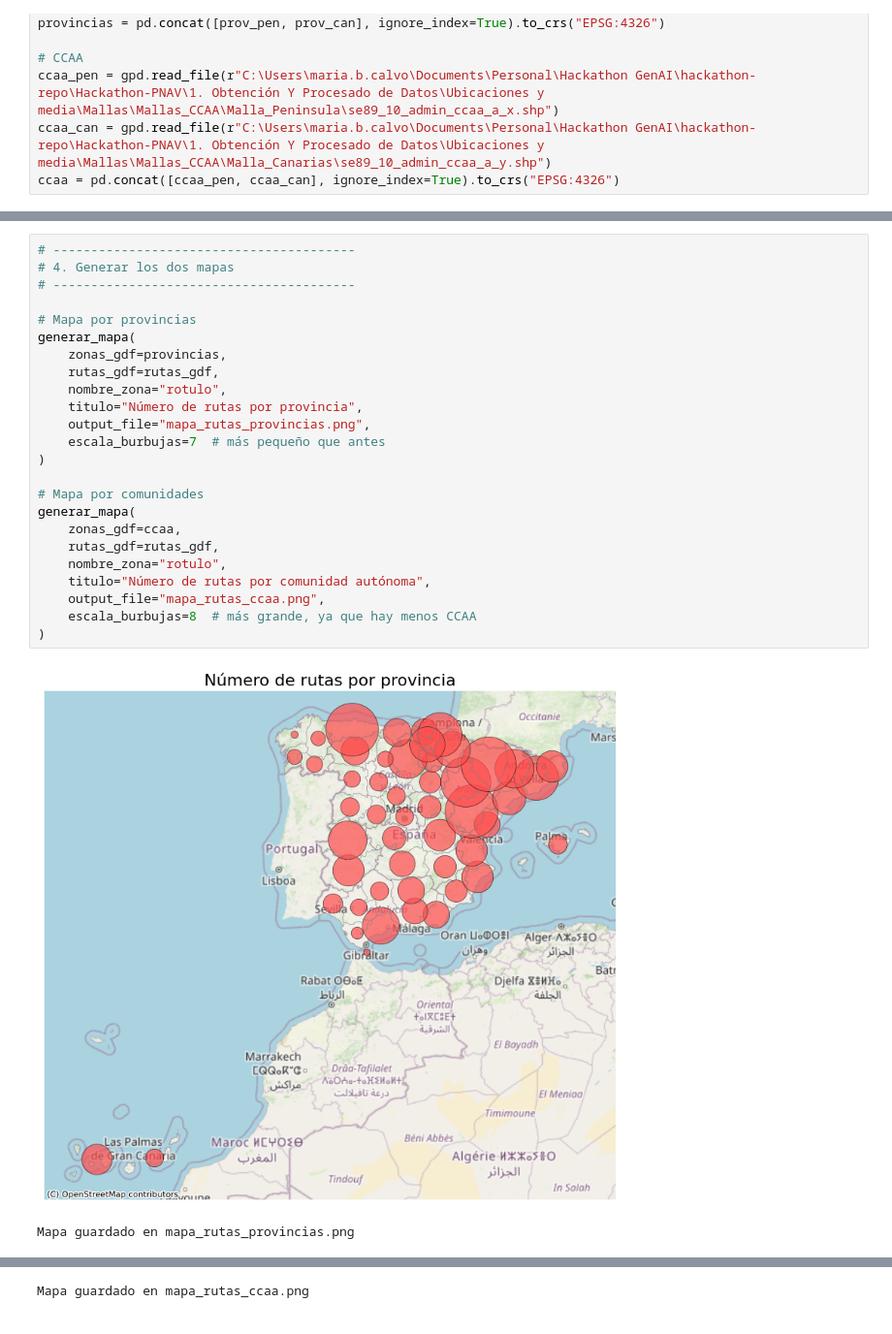
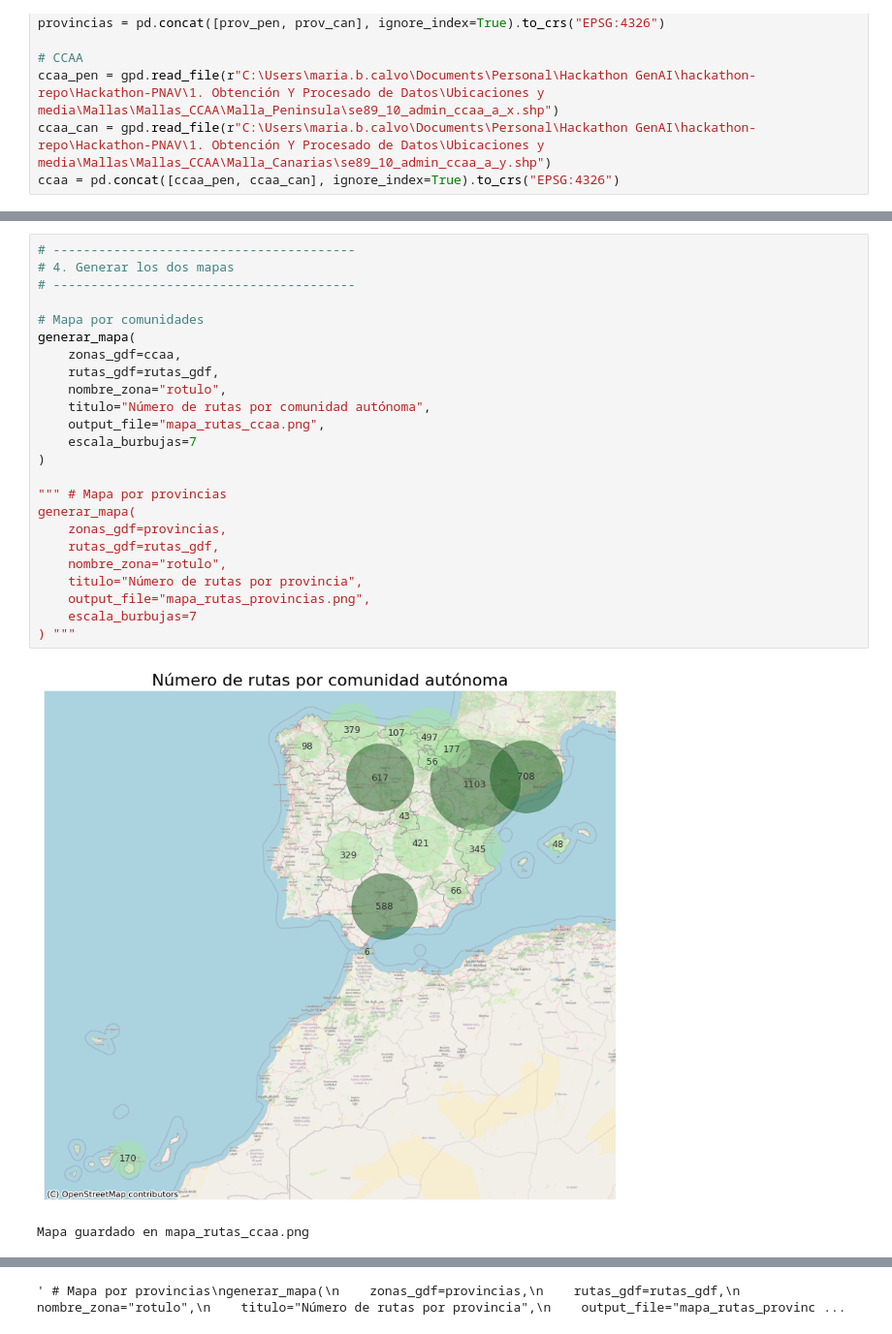
Before and after one commit to alberalm/Hackathon-PNAV, a Jupyter notebook: 2. Base de datos/Mapas/mapa_españa.ipynb, the cells around one changed output, grey strips where cells are left out. Shown at 97% size. Drawn from its saved outputs; the diff is of its cells as text.

Commit message:
mapa españa con burbujas

```diff
--- a/2. Base de datos/Mapas/mapa_españa.ipynb
+++ b/2. Base de datos/Mapas/mapa_españa.ipynb
@@ -90,27 +115,27 @@ def generar_mapa(zonas_gdf, rutas_gdf, nombre_zona, titulo, output_file, escala_
 # %%
 # ----------------------------------------
 # 4. Generar los dos mapas
 # ----------------------------------------
-
-# Mapa por provincias
-generar_mapa(
-    zonas_gdf=provincias,
-    rutas_gdf=rutas_gdf,
-    nombre_zona="rotulo",
-    titulo="Número de rutas por provincia",
-    output_file="mapa_rutas_provincias.png",
-    escala_burbujas=7  # más pequeño que antes
-)
 
 # Mapa por comunidades
 generar_mapa(
     zonas_gdf=ccaa,
     rutas_gdf=rutas_gdf,
     nombre_zona="rotulo",
     titulo="Número de rutas por comunidad autónoma",
     output_file="mapa_rutas_ccaa.png",
-    escala_burbujas=8  # más grande, ya que hay menos CCAA
+    escala_burbujas=7
 )
+
+""" # Mapa por provincias
+generar_mapa(
+    zonas_gdf=provincias,
+    rutas_gdf=rutas_gdf,
+    nombre_zona="rotulo",
+    titulo="Número de rutas por provincia",
+    output_file="mapa_rutas_provincias.png",
+    escala_burbujas=7
+) """
 # %% [output]
-[figure, old version]
+[figure, new version]
-Mapa guardado en mapa_rutas_provincias.png
+Mapa guardado en mapa_rutas_ccaa.png
@@ -118 +142 @@ Mapa guardado en mapa_rutas_provincias.png
-Mapa guardado en mapa_rutas_ccaa.png
+' # Mapa por provincias\ngenerar_mapa(\n    zonas_gdf=provincias,\n    rutas_gdf=rutas_gdf,\n    nombre_zona="rotulo",\n    titulo="Número de rutas por provincia",\n    output_file="mapa_rutas_provinc ...
```
Also changed, not shown: parts of 4 cells of this notebook, 9 other files.
